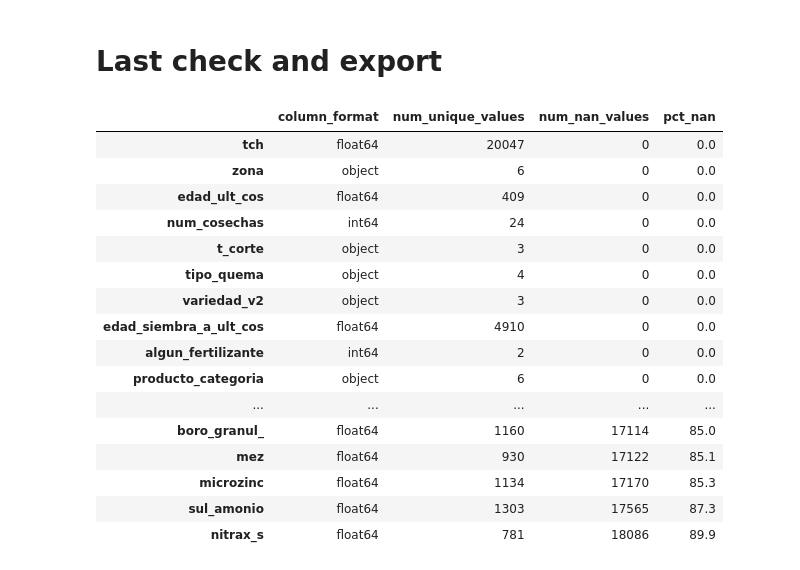
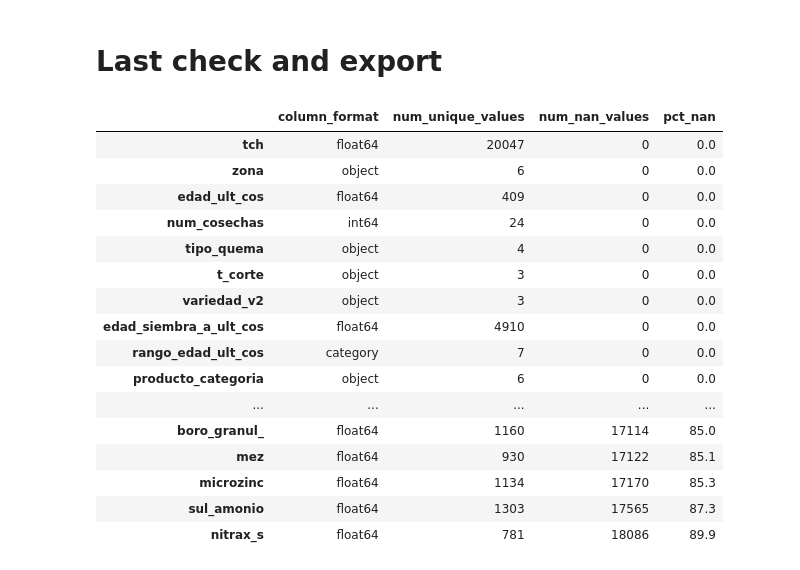
Before and after one commit to JhonattanReales21/ML1_sugar_industry, a Jupyter notebook: notebooks/FE_regression.ipynb, the cells around one changed output. Cells and saved outputs as stored; diff of their text form; code cells hidden in the pictures.

```diff
--- a/notebooks/FE_regression.ipynb
+++ b/notebooks/FE_regression.ipynb
@@ -700,7 +700,6 @@ df.shape
 df.drop(
     columns=[
         "fosfato_jugo",
-        "pct_sac_caña",
         "periodo",
         "hacienda",
         "area_neta",
@@ -719,29 +718,31 @@ df.drop(
     inplace=True,
 )
 # %%
-pd.DataFrame(
+temp_df = pd.DataFrame(
     {
         "column_format": df.dtypes.apply(lambda x: x.name).tolist(),
         "num_unique_values": df.nunique().tolist(),
         "num_nan_values": df.isna().sum().tolist(),
         "pct_nan": [
             round((df[col].isna().sum().tolist() / df.shape[0]) * 100, 1)
             for col in df.columns
         ],
     },
     index=df.columns,
 ).sort_values(by="num_nan_values")
+
+temp_df
 # %% [output]
 |  | column_format | num_unique_values | num_nan_values | pct_nan |
 | tch | float64 | 20047 | 0 | 0.0 |
 | zona | object | 6 | 0 | 0.0 |
 | edad_ult_cos | float64 | 409 | 0 | 0.0 |
 | num_cosechas | int64 | 24 | 0 | 0.0 |
+| tipo_quema | object | 4 | 0 | 0.0 |
 | t_corte | object | 3 | 0 | 0.0 |
-| tipo_quema | object | 4 | 0 | 0.0 |
 | variedad_v2 | object | 3 | 0 | 0.0 |
 | edad_siembra_a_ult_cos | float64 | 4910 | 0 | 0.0 |
-| algun_fertilizante | int64 | 2 | 0 | 0.0 |
+| rango_edad_ult_cos | category | 7 | 0 | 0.0 |
 | producto_categoria | object | 6 | 0 | 0.0 |
 | ... | ... | ... | ... | ... |
 | boro_granul_ | float64 | 1160 | 17114 | 85.0 |
```
Also changed, not shown: parts of 1 cell of this notebook, 1 other file.
